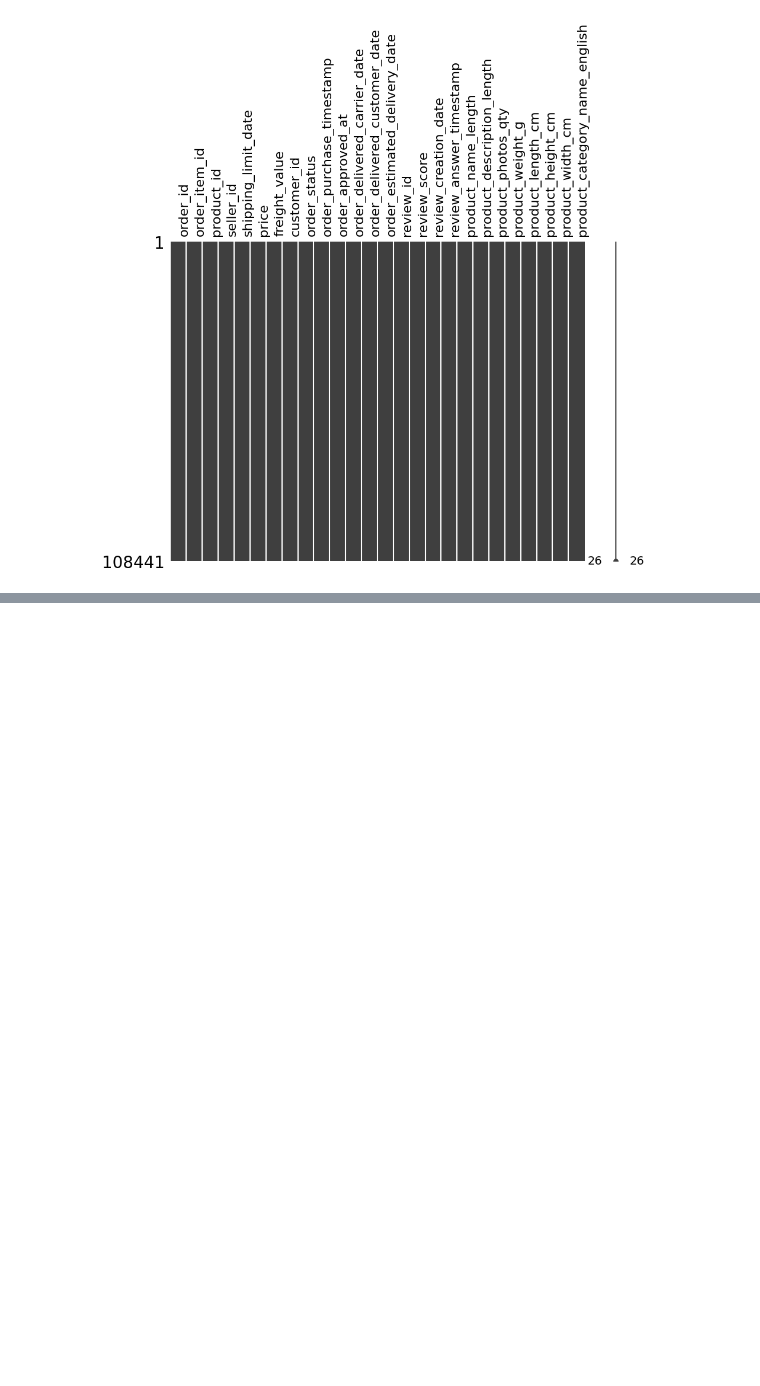
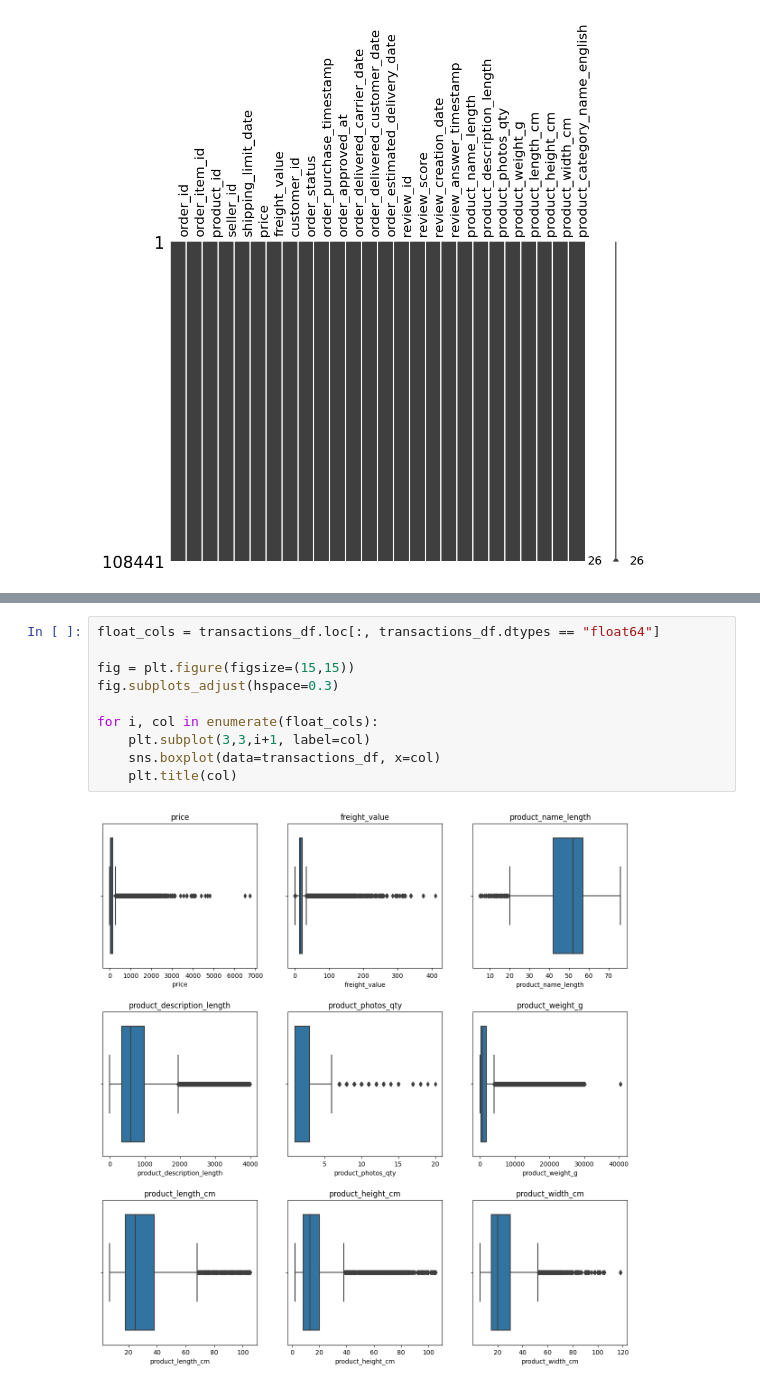
Before and after one commit to RuizLorenzoChavez/price-optimization-ML, a Jupyter notebook: main.ipynb, the cells around one changed output, grey strips where cells are left out. Saved outputs shown, nothing was run; the diff lists cells and outputs as text; blank space fills up the shorter version.

Commit message:
data validation (duplicates, errors, outliers

```diff
--- a/main.ipynb
+++ b/main.ipynb
@@ -255,0 +306,12 @@ print(f"There are now {transactions_df.shape[0]} rows, which is {duplicates.shap
+# %%
+float_cols = transactions_df.loc[:, transactions_df.dtypes == "float64"]
+
+fig = plt.figure(figsize=(15,15))
+fig.subplots_adjust(hspace=0.3)
+
+for i, col in enumerate(float_cols):
+    plt.subplot(3,3,i+1, label=col)
+    sns.boxplot(data=transactions_df, x=col)
+    plt.title(col)
+# %% [output]
+[figure, added]
```
Also changed, not shown: parts of 6 cells of this notebook.
